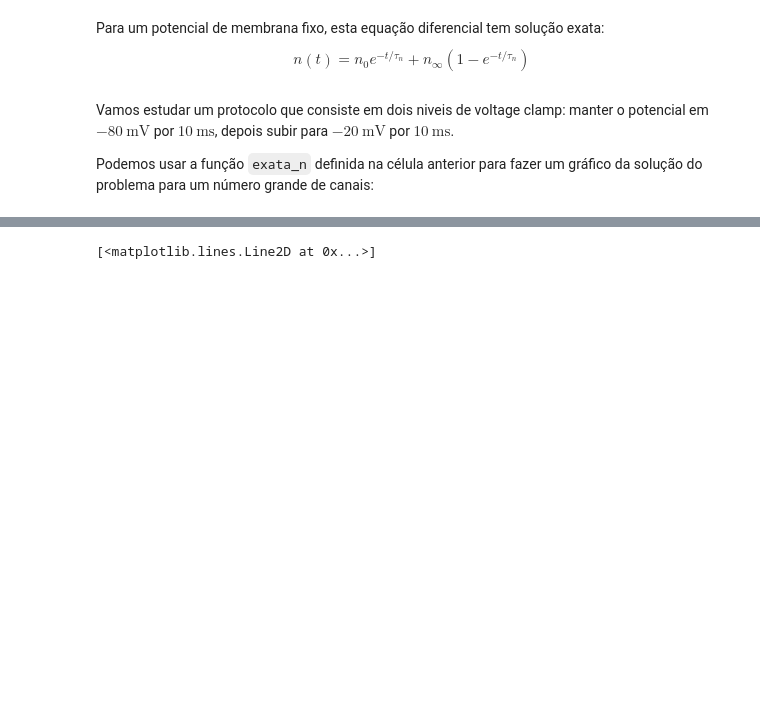
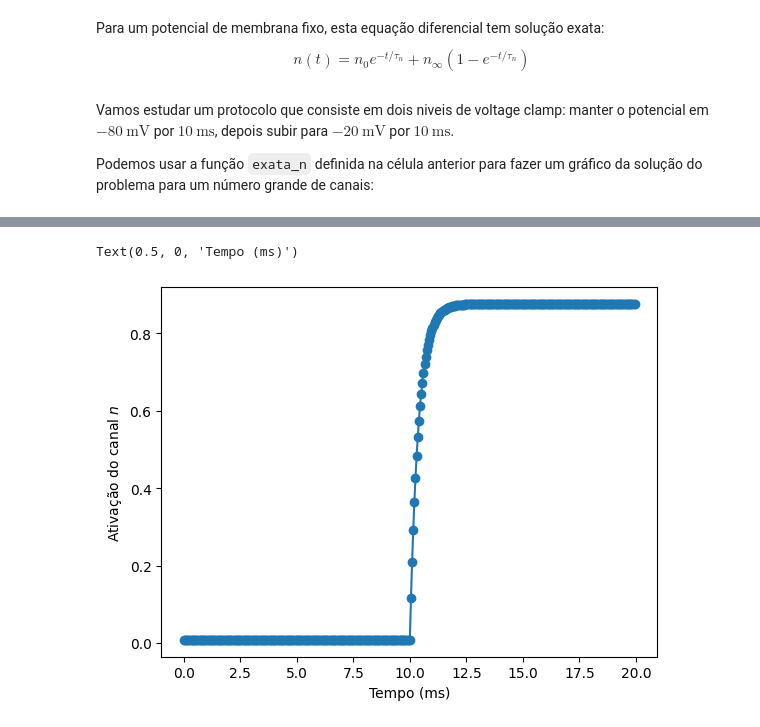
Before and after one commit to borismarin/sample-data, a Jupyter notebook: neuro-comp/Atividade-Canais.ipynb, the cells around one changed output, grey strips where cells are left out. Drawn from its saved outputs; the diff is of its cells as text; code cells hidden in the pictures; blank space fills up the shorter version.

```diff
--- a/neuro-comp/Atividade-Canais.ipynb
+++ b/neuro-comp/Atividade-Canais.ipynb
@@ -63,22 +64,23 @@ Vamos estudar um protocolo que consiste em dois niveis de voltage clamp: manter
 
 Podemos usar a função `exata_n` definida na célula anterior para fazer um gráfico da solução do problema para um número grande de canais:
 # %%
-%matplotlib notebook
-
-t0 = 0
-tf = 20
-passo = 0.05
-tclamp = 10
+t0 = 0  # tempo inicial
+tf = 20 # tempo final
+passo = 0.05 # passo de tempo
+tclamp = 10  # inicio do VClamp
 
 t = np.arange(t0, tf, passo)  # simularemos 20 ms em passos de 0.05 ms
-passos = len(t)
+passos = len(t)  # total de passos dados
 n = np.zeros(passos)  # espaço para guardar a solução exata n(t)
 
-n[t < tclamp] = n_inf(-80) # até t = 10 ms, começamos e ficamos no valor
-                       # estacinário para V = -80 mV
+# até t = 10 ms, começamos e ficamos no valor estacionário para V = -80 mV
+n[t < tclamp] = n_inf(-80)
 
 # a partir de t = 10 ms, temos que calcular a solução para clamp de -20 mV
 n[passos//2:] = exata_n((t[passos//2:]-10), -20, n_inf(-80))
 
+plt.figure(1)
 plt.plot(t, n, 'o-')
+plt.ylabel('Ativação do canal $n$')
+plt.xlabel('Tempo (ms)')
 # %% [output]
@@ -87 +87,2 @@ plt.plot(t, n, 'o-')
-[<matplotlib.lines.Line2D at 0x...>]
+Text(0.5, 0, 'Tempo (ms)')
+[figure, added]
```
Also changed, not shown: parts of 21 cells of this notebook.
